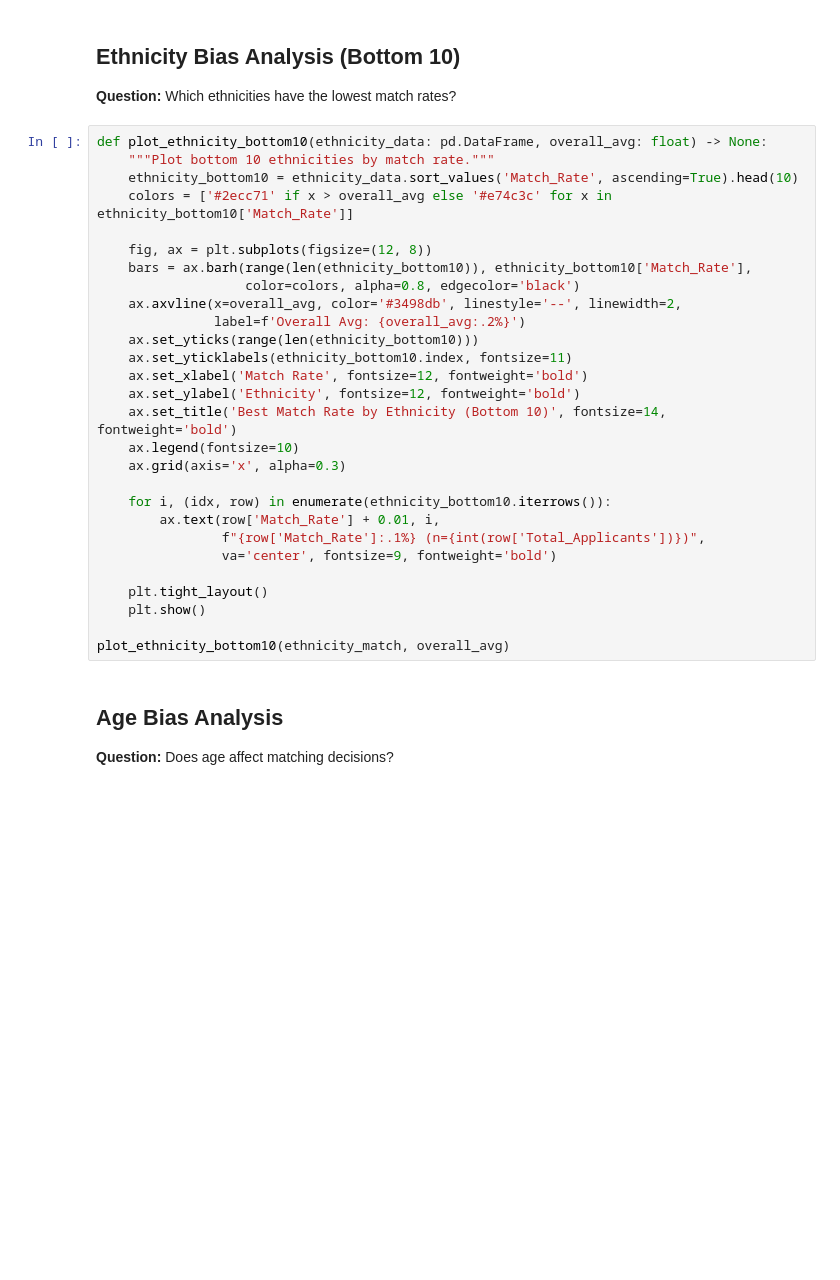
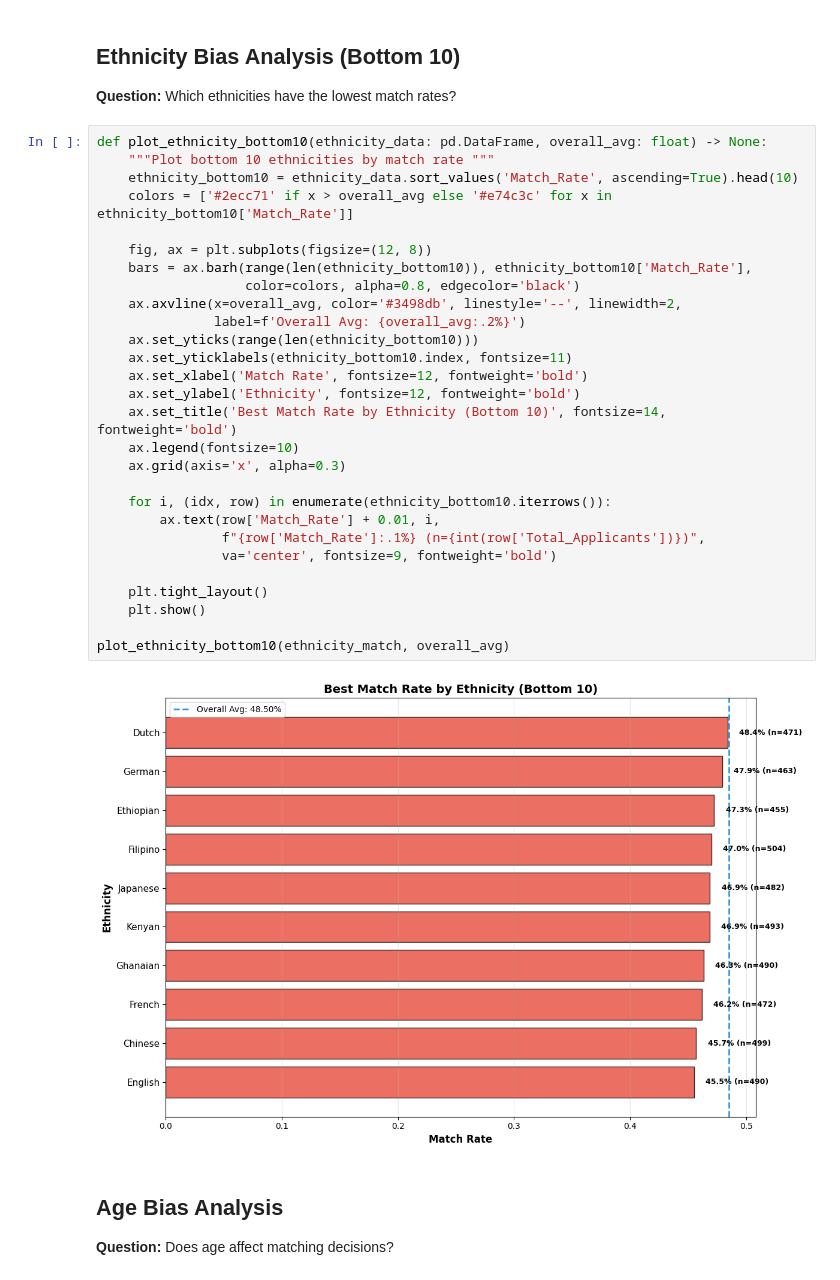
Before and after one commit to LouisDuv/ethical_AI_workflow, a Jupyter notebook: src/notebook.ipynb, the cells around one changed output. Saved outputs shown, nothing was run; the diff lists cells and outputs as text; blank space fills up the shorter version.

```diff
--- a/src/notebook.ipynb
+++ b/src/notebook.ipynb
@@ -275,32 +322,34 @@ NameError: name 'ethnicity_match' is not defined
 **Question:** Which ethnicities have the lowest match rates?
 # %%
 def plot_ethnicity_bottom10(ethnicity_data: pd.DataFrame, overall_avg: float) -> None:
-    """Plot bottom 10 ethnicities by match rate."""
+    """Plot bottom 10 ethnicities by match rate """
     ethnicity_bottom10 = ethnicity_data.sort_values('Match_Rate', ascending=True).head(10)
     colors = ['#2ecc71' if x > overall_avg else '#e74c3c' for x in ethnicity_bottom10['Match_Rate']]
 
     fig, ax = plt.subplots(figsize=(12, 8))
     bars = ax.barh(range(len(ethnicity_bottom10)), ethnicity_bottom10['Match_Rate'],
                    color=colors, alpha=0.8, edgecolor='black')
     ax.axvline(x=overall_avg, color='#3498db', linestyle='--', linewidth=2,
                label=f'Overall Avg: {overall_avg:.2%}')
     ax.set_yticks(range(len(ethnicity_bottom10)))
     ax.set_yticklabels(ethnicity_bottom10.index, fontsize=11)
     ax.set_xlabel('Match Rate', fontsize=12, fontweight='bold')
     ax.set_ylabel('Ethnicity', fontsize=12, fontweight='bold')
     ax.set_title('Best Match Rate by Ethnicity (Bottom 10)', fontsize=14, fontweight='bold')
     ax.legend(fontsize=10)
     ax.grid(axis='x', alpha=0.3)
 
     for i, (idx, row) in enumerate(ethnicity_bottom10.iterrows()):
         ax.text(row['Match_Rate'] + 0.01, i,
                 f"{row['Match_Rate']:.1%} (n={int(row['Total_Applicants'])})",
                 va='center', fontsize=9, fontweight='bold')
 
     plt.tight_layout()
     plt.show()
 
 plot_ethnicity_bottom10(ethnicity_match, overall_avg)
+# %% [output]
+[figure, added]
 # %% [markdown]
 ## Age Bias Analysis
 **Question:** Does age affect matching decisions?
```
Also changed, not shown: parts of 18 cells of this notebook.
